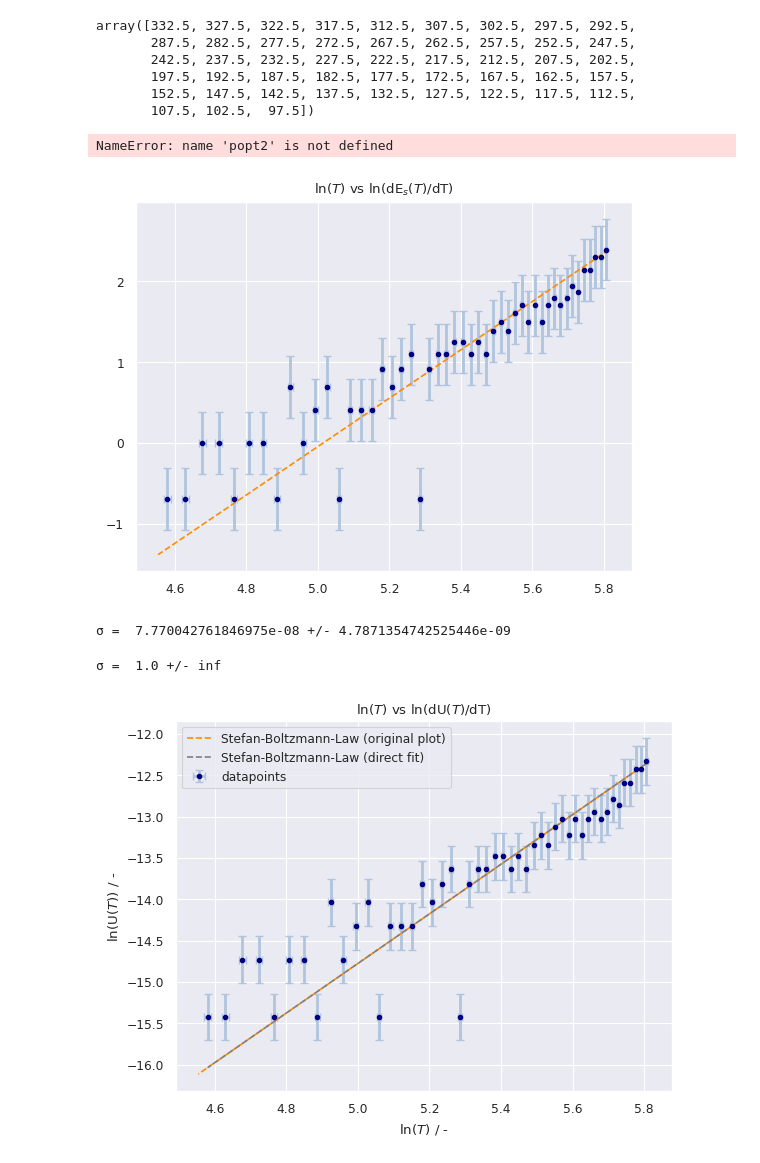
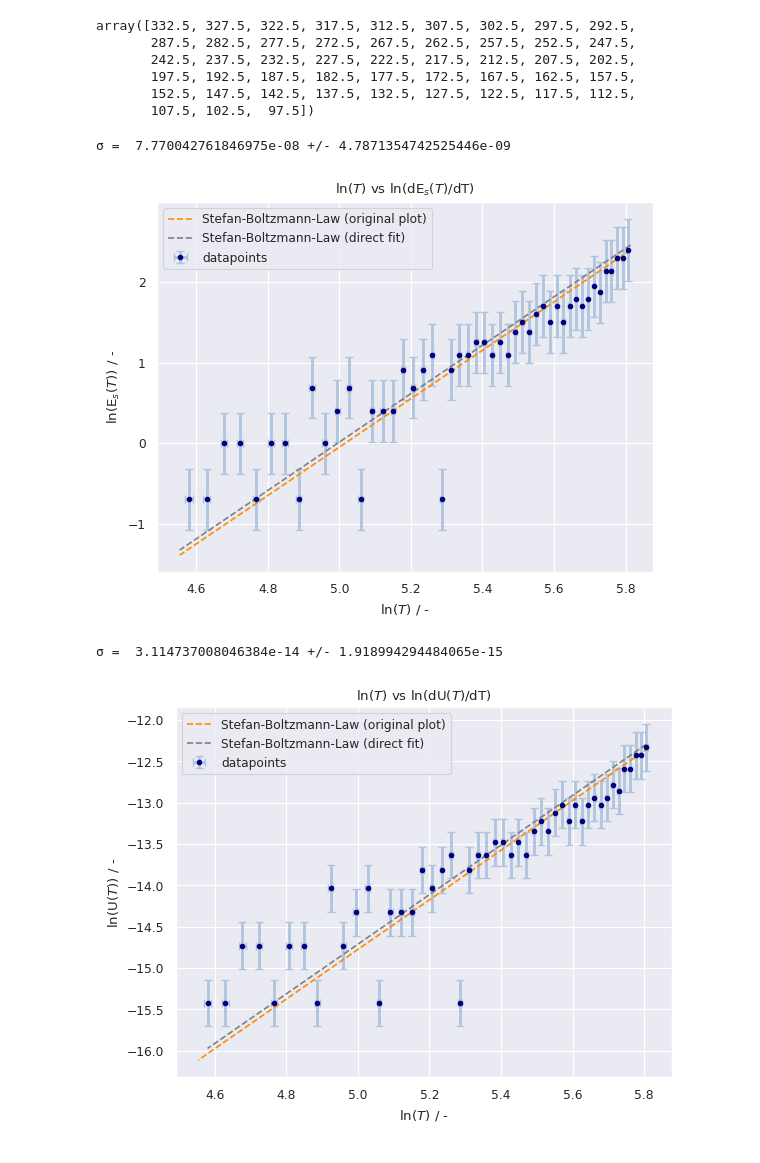
Before and after one commit to KemalOenen/Grundpraktikum2_Gruppe1_SS23, a Jupyter notebook: Versuch10/SchwarzerStrahler-new.ipynb, the cells around one changed output. Cells and saved outputs as stored; diff of their text form; code cells hidden in the pictures.

```diff
--- a/Versuch10/SchwarzerStrahler-new.ipynb
+++ b/Versuch10/SchwarzerStrahler-new.ipynb
@@ -190,7 +190,7 @@ print(dU_vs_dT_nominal, len(dU_vs_dT_nominal))
 for i in range(len(volt) - 1):
     dU_vs_dT_err[i] = np.sqrt(2)/(temp[i+1] - temp[i])
 
-dU_vs_dT_err = dU_vs_dT_err[dU_vs_dT_err != 0]
+dU_vs_dT_err = -dU_vs_dT_err[dU_vs_dT_err != 0]
 dU_vs_dT_err
 # %% [output]
 [4.4e-06 4.0e-06 4.0e-06 3.4e-06 3.4e-06 2.6e-06 2.8e-06 2.4e-06 2.2e-06
@@ -245,6 +245,8 @@ plt.errorbar(np.log(T_avg), np.log(dE_vs_dT_nominal), xerr=e_temp/T_avg, yerr=dE
 
 def lin_sbl(temp, sigma):
     return 3 * np.log(temp) + np.log(4*sigma)
+popt2, pcov2 = sp.optimize.curve_fit(lin_sbl, T_avg, np.log(dE_vs_dT_nominal))
+print("σ = ", popt2[0], "+/-", np.sqrt(pcov2[0][0]))
 
 plt.plot(np.log(temp - temp0),lin_sbl((temp-temp0), popt), color="darkorange", ls = '--', label="Stefan-Boltzmann-Law (original plot)")
 plt.plot(np.log(temp - temp0),lin_sbl((temp-temp0), popt2), color="grey", ls = '--', label="Stefan-Boltzmann-Law (direct fit)")
@@ -257,5 +259,5 @@ plt.legend()
 plt.savefig("logdEdTvsT.png", dpi=500, bbox_inches='tight')
 plt.show()
 # %% [output]
-NameError: name 'popt2' is not defined
+σ =  7.770042761846975e-08 +/- 4.7871354742525446e-09
-[figure, old version]
+[figure, new version]
@@ -264,26 +264,22 @@ popt2, pcov2 = sp.optimize.curve_fit(lin_sbl, T_avg, np.log(dE_vs_dT_nominal))
-# %%
-print("σ = ", popt2[0], "+/-", np.sqrt(pcov2[0][0]))
-# %% [output]
-σ =  7.770042761846975e-08 +/- 4.7871354742525446e-09
 # %%
 plt.title("ln($T$) vs ln(dU($T$)/dT)")
 plt.errorbar(np.log(T_avg), np.log(dU_vs_dT_nominal), xerr=e_temp/T_avg, yerr=abs(dU_vs_dT_err), markersize=6, fmt=".",color="navy", ecolor="lightsteelblue", elinewidth=2, capsize=3, label="datapoints")
 
 def lin_sbl(temp, sigma):
-    return 3 * np.log(temp) + np.log(4*poptU[0])
+    return 3 * np.log(temp) + np.log(4*sigma)
 
 poptU2, pcovU2 = sp.optimize.curve_fit(lin_sbl, T_avg, np.log(dU_vs_dT_nominal))
 print("σ = ", poptU2[0], "+/-", np.sqrt(pcovU2[0][0]))
 
 plt.plot(np.log(temp - temp0),lin_sbl((temp-temp0), poptU), color="darkorange", ls = '--', label="Stefan-Boltzmann-Law (original plot)")
 plt.plot(np.log(T_avg),lin_sbl((T_avg), poptU2), color="grey", ls = '--', label="Stefan-Boltzmann-Law (direct fit)")
 
 plt.xlabel("ln($T$) / -")
 plt.ylabel("ln(U($T$)) / -")
 
 plt.legend()
 plt.savefig("logdUdTvsT.png", dpi=500, bbox_inches='tight')
 plt.show()
 # %% [output]
-σ =  1.0 +/- inf
+σ =  3.114737008046384e-14 +/- 1.918994294484065e-15
-[figure, old version]
+[figure, new version]
```
Also changed, not shown: parts of 3 cells of this notebook, 2 other files.
